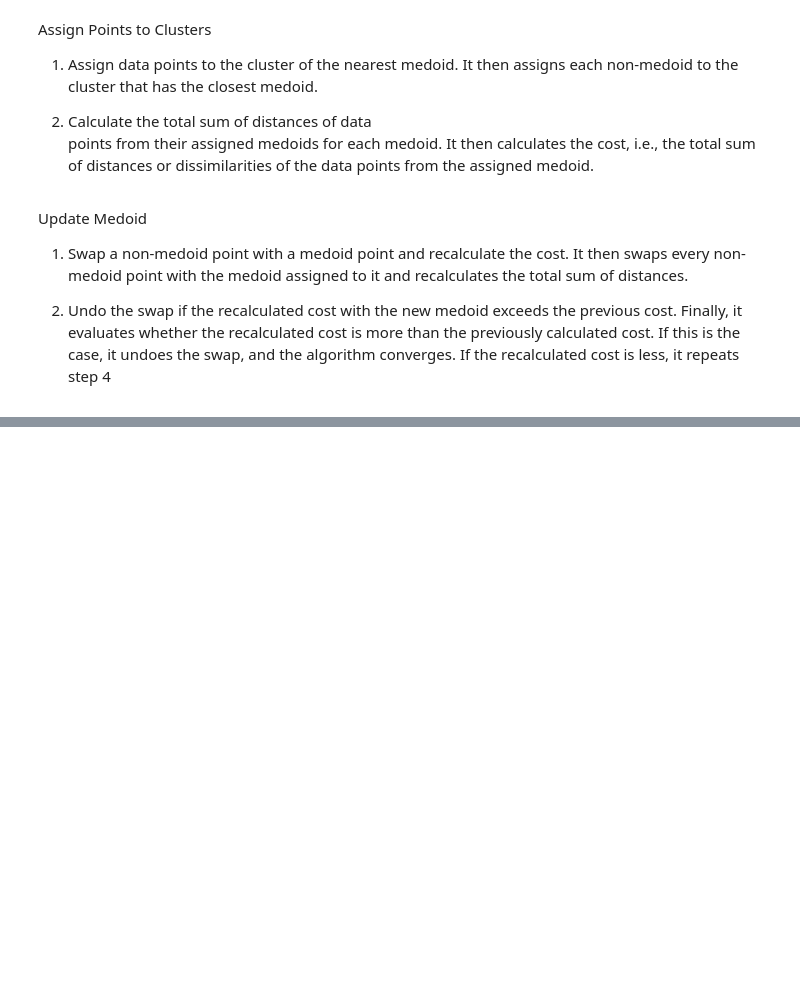
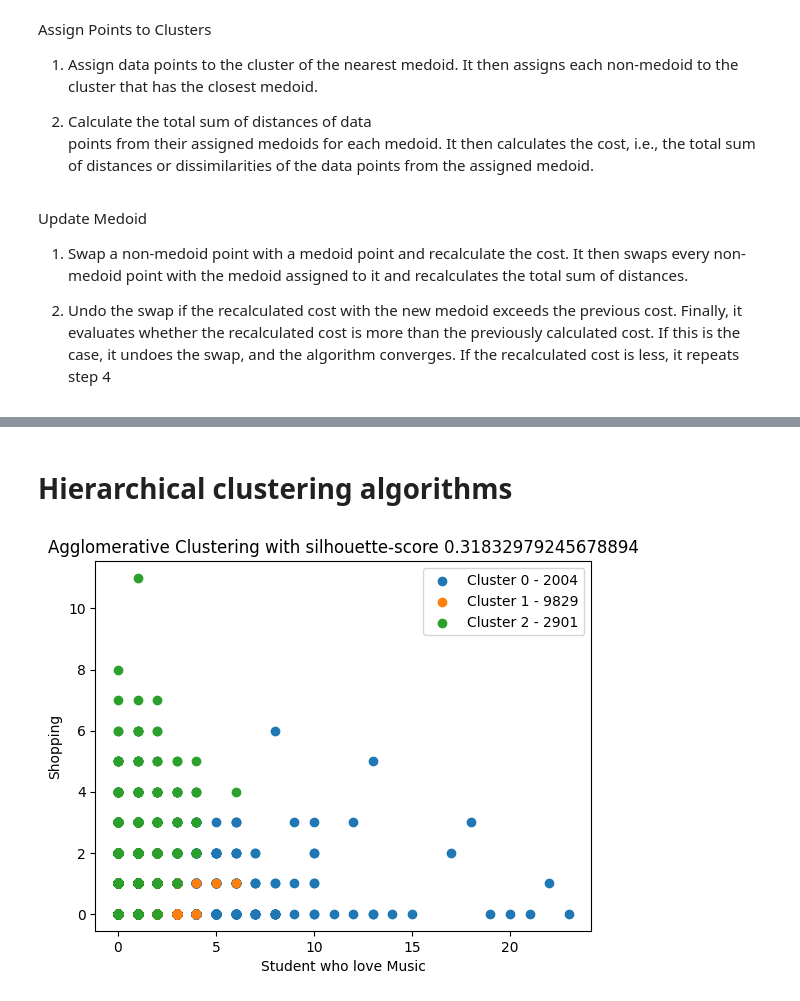
Before and after one commit to kundan2403/machine-learning, a Jupyter notebook: clustering.ipynb, the cells around one changed output, grey strips where cells are left out. Saved outputs shown, nothing was run; the diff lists cells and outputs as text; code cells hidden in the pictures; blank space fills up the shorter version.

```diff
--- a/clustering.ipynb
+++ b/clustering.ipynb
@@ -254,0 +252,51 @@ K - Medoids_sse SSE: 88.44
+# %% [markdown]
+# Hierarchical clustering algorithms
+# %%
+import pandas as pd
+import matplotlib.pyplot as plt
+import sklearn as skl
+import seaborn as sns
+from sklearn.preprocessing import StandardScaler
+from sklearn.cluster import AgglomerativeClustering, DBSCAN
+from scipy.cluster.hierarchy import dendrogram,linkage
+from sklearn.metrics import silhouette_score
+
+student_data = pd.read_csv("/content/data/students.csv")
+student_data = student_data.drop_duplicates()
+student_data.isnull().sum()
+
+student_data = student_data.iloc[:, : ]
+
+# Select relevant features related to lifestyle choices
+lifestyle_features = student_data[['music', 'shopping', 'clothes', 'hollister', 'abercrombie',
+                           'die', 'death', 'drunk', 'drugs']]
+
+def aggromative_clustering(X, cluster):
+  scaler = StandardScaler()
+  X_scaled = scaler.fit_transform(X)
+  result = AgglomerativeClustering(n_clusters=cluster, linkage='ward')
+  y_pred = result.fit_predict(X)
+  cluster_labels = result.labels_
+  return silhouette_score(X, y_pred), cluster_labels
+
+
+n_clusters = 3
+score, cluster_labels = aggromative_clustering(lifestyle_features, 3)
+
+# Add cluster labels to the dataframe
+student_data['Cluster'] = cluster_labels
+
+# Plot each cluster's data
+for cluster in range(n_clusters):
+    cluster_data = student_data[student_data['Cluster'] == cluster]
+    plt.scatter(cluster_data['music'], cluster_data['shopping'], label=f'Cluster {cluster} - {len(cluster_data)}')
+    # plt.scatter(cluster_data['music'], cluster_data['shopping'], label=f'Cluster {cluster} - {len(cluster_data)}')
+
+plt.xlabel('Student who love Music')
+plt.ylabel('Shopping')
+plt.title(f'Agglomerative Clustering with silhouette-score {score}')
+plt.legend()
+plt.show()
+# Get cluster labels for each data point
+# %% [output]
+[figure, added]
```
Also changed, not shown: parts of 1 cell of this notebook.
